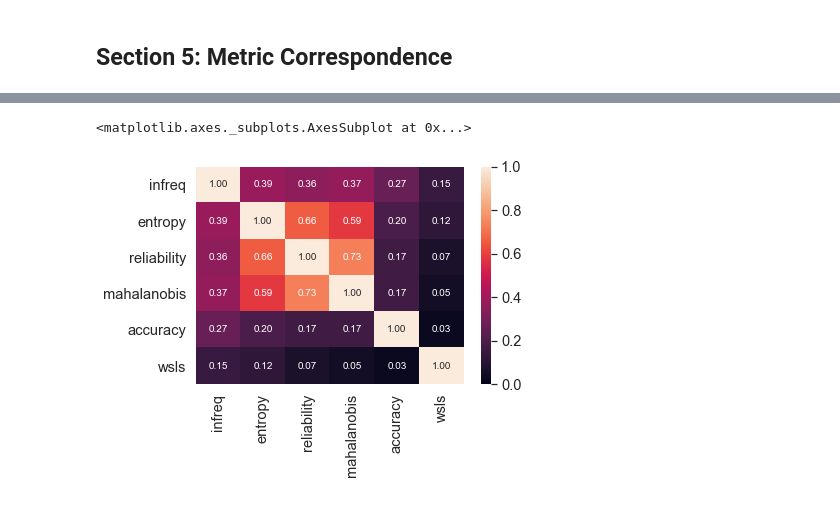
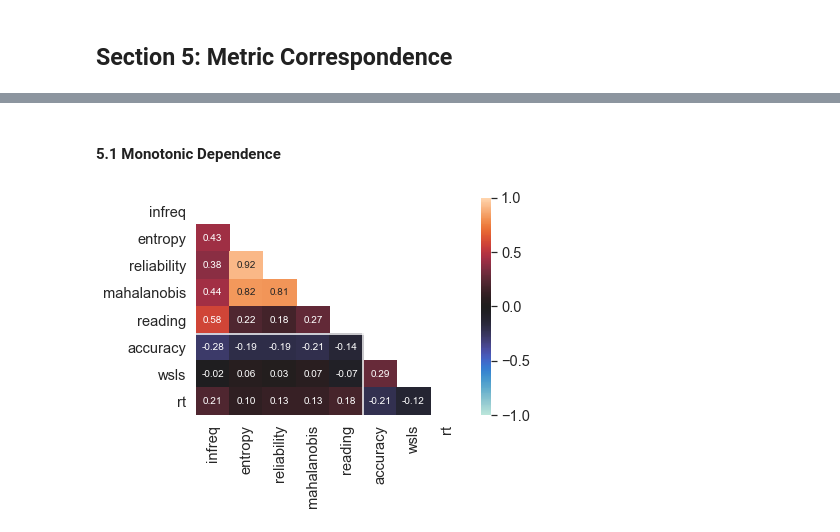
Before and after one commit to nivlab/sciops, a Jupyter notebook: analysis/notebooks/02_ROC.ipynb, the cells around one changed output, grey strips where cells are left out. Drawn from its saved outputs; the diff is of its cells as text; code cells hidden in the pictures.

Commit message:
thresholding analysis

```diff
--- a/analysis/notebooks/02_ROC.ipynb
+++ b/analysis/notebooks/02_ROC.ipynb
@@ -556,22 +553,21 @@ sns.heatmap(reject[cols].corr(method='spearman'), vmin=-1, vmax=1, center=0, ann
-# %%
-from sklearn.metrics import pairwise_distances
-
-## Define metadata.
-q = 0.10
-
-## Threshold.
-mini = reject[['infreq','entropy','reliability','mahalanobis','accuracy','wsls']].copy()
-mini['infreq'] = mini['infreq'] > 0
-mini['accuracy'] = mini['accuracy'] < 0.37
-
-cols = ['entropy','reliability','mahalanobis','wsls']
-
-mini[cols] = mini[cols].apply(lambda x: x > x.quantile(1-q))
-
-similarity = DataFrame(1 - pairwise_distances(mini.values.T, metric='dice'),
-                       columns=mini.columns, index=mini.columns)
-
-sns.heatmap(similarity, vmin=0, vmax=1, annot=True, fmt='0.2f')
-# %% [output]
-<matplotlib.axes._subplots.AxesSubplot at 0x...>
-[figure, removed]
+# %%
+## Define columns of interest.
+cols = ['infreq','entropy','reliability','mahalanobis','reading','accuracy','wsls','rt']
+
+## Define sorting.
+dd = dict(infreq=False, entropy=False, reliability=False, mahalanobis=False,
+          reading=False, accuracy=True, wsls=True, rt=False)
+# %% [markdown]
+#### 5.1 Monotonic Dependence
+# %%
+## Compute correlation matrix.
+corr = reject[cols].corr(method='spearman').values
+corr[np.triu_indices_from(corr, k=0)] = np.nan
+
+## Plot.
+ax = sns.heatmap(corr, vmin=-1, vmax=1, center=0, annot=True, fmt='0.2f',
+                 xticklabels=cols, yticklabels=cols)
+ax.hlines(5, 0, len(cols), color='w')
+ax.vlines(5, 0, len(cols), color='w');
+# %% [output]
+[figure, added]
```
Also changed, not shown: parts of 17 cells of this notebook.
